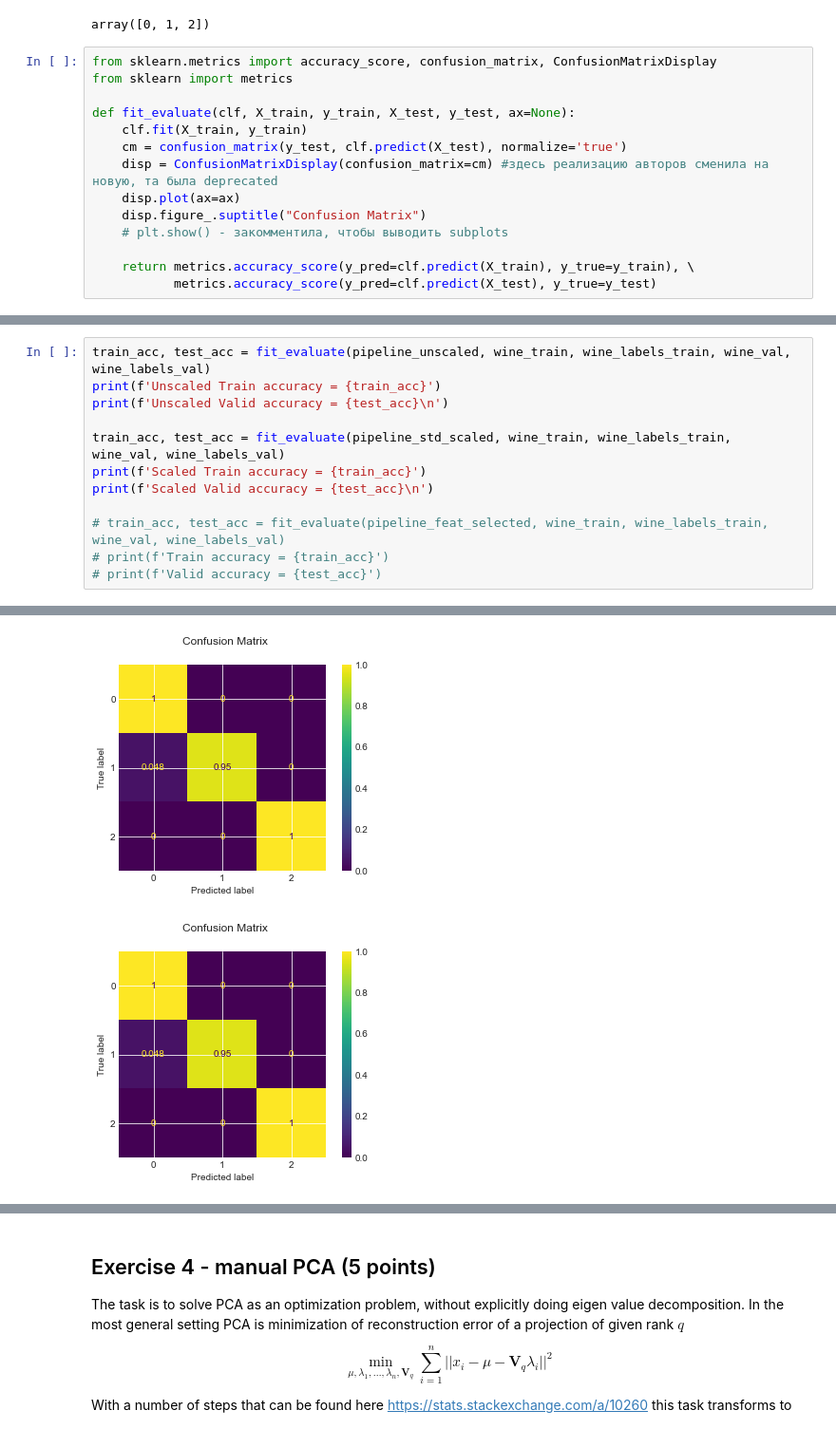
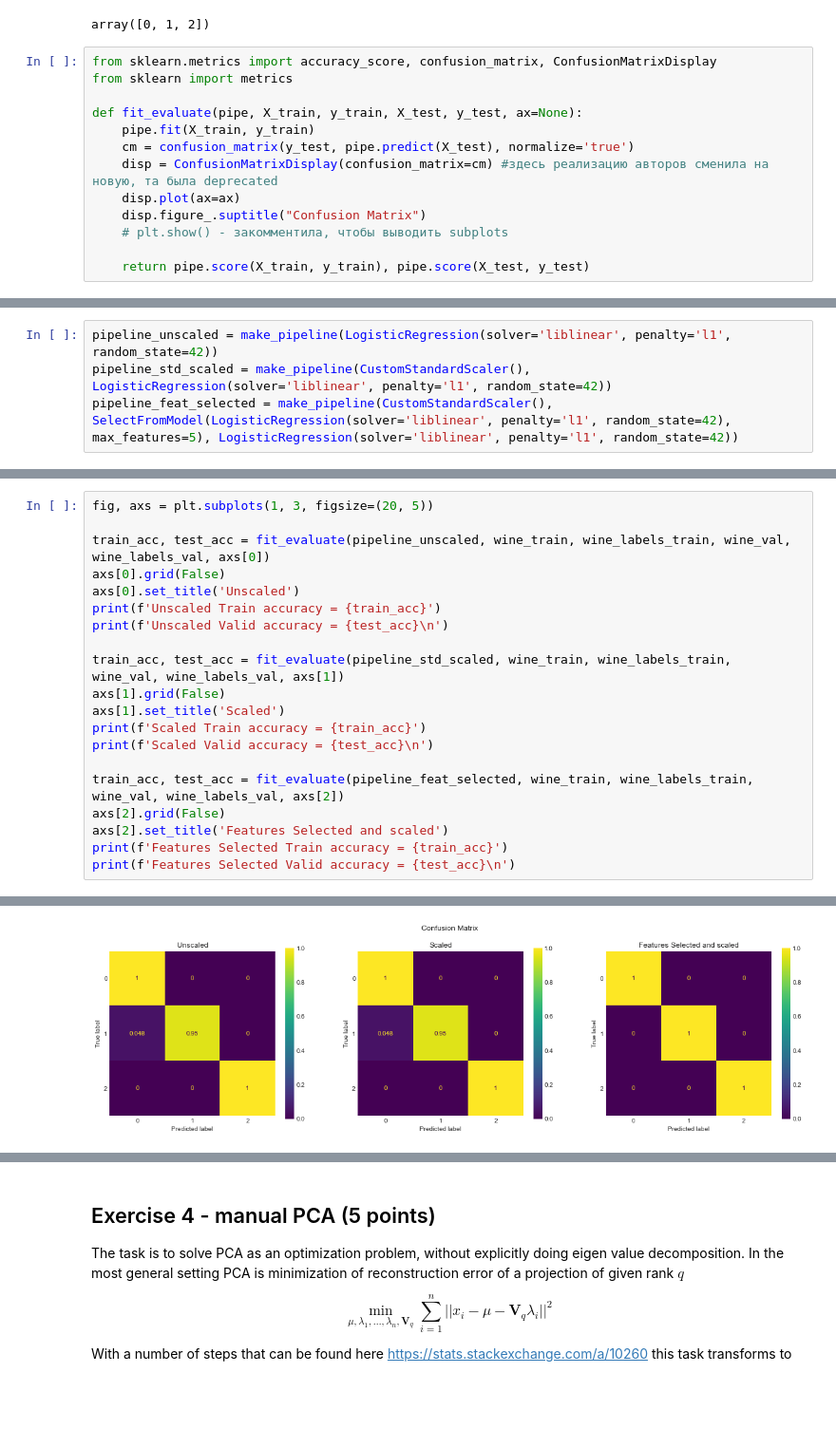
Before and after one commit to zappaz00/6_feature_engineering_selection, a Jupyter notebook: homework.ipynb, the cells around one changed output, grey strips where cells are left out. Shown at 95% size. Cells and saved outputs as stored; diff of their text form; blank space fills up the shorter version.

```diff
--- a/homework.ipynb
+++ b/homework.ipynb
@@ -283,13 +284,12 @@ array([0, 1, 2])
 from sklearn.metrics import accuracy_score, confusion_matrix, ConfusionMatrixDisplay
 from sklearn import metrics
 
-def fit_evaluate(clf, X_train, y_train, X_test, y_test, ax=None):
-    clf.fit(X_train, y_train)
-    cm = confusion_matrix(y_test, clf.predict(X_test), normalize='true')
+def fit_evaluate(pipe, X_train, y_train, X_test, y_test, ax=None):
+    pipe.fit(X_train, y_train)
+    cm = confusion_matrix(y_test, pipe.predict(X_test), normalize='true')
     disp = ConfusionMatrixDisplay(confusion_matrix=cm) #здесь реализацию авторов сменила на новую, та была deprecated
     disp.plot(ax=ax)
     disp.figure_.suptitle("Confusion Matrix")
     # plt.show() - закомментила, чтобы выводить subplots
 
-    return metrics.accuracy_score(y_pred=clf.predict(X_train), y_true=y_train), \
-           metrics.accuracy_score(y_pred=clf.predict(X_test), y_true=y_test)
+    return pipe.score(X_train, y_train), pipe.score(X_test, y_test)
@@ -303,0 +296,4 @@ TypeError: All intermediate steps should be transformers and implement fit and t
+# %%
+pipeline_unscaled = make_pipeline(LogisticRegression(solver='liblinear', penalty='l1', random_state=42))
+pipeline_std_scaled = make_pipeline(CustomStandardScaler(), LogisticRegression(solver='liblinear', penalty='l1', random_state=42))
+pipeline_feat_selected = make_pipeline(CustomStandardScaler(), SelectFromModel(LogisticRegression(solver='liblinear', penalty='l1', random_state=42), max_features=5), LogisticRegression(solver='liblinear', penalty='l1', random_state=42))
@@ -304,15 +324,23 @@ TypeError: All intermediate steps should be transformers and implement fit and t
 # %%
-train_acc, test_acc = fit_evaluate(pipeline_unscaled, wine_train, wine_labels_train, wine_val, wine_labels_val)
+fig, axs = plt.subplots(1, 3, figsize=(20, 5))
+
+train_acc, test_acc = fit_evaluate(pipeline_unscaled, wine_train, wine_labels_train, wine_val, wine_labels_val, axs[0])
+axs[0].grid(False)
+axs[0].set_title('Unscaled')
 print(f'Unscaled Train accuracy = {train_acc}')
 print(f'Unscaled Valid accuracy = {test_acc}\n')
 
-train_acc, test_acc = fit_evaluate(pipeline_std_scaled, wine_train, wine_labels_train, wine_val, wine_labels_val)
+train_acc, test_acc = fit_evaluate(pipeline_std_scaled, wine_train, wine_labels_train, wine_val, wine_labels_val, axs[1])
+axs[1].grid(False)
+axs[1].set_title('Scaled')
 print(f'Scaled Train accuracy = {train_acc}')
 print(f'Scaled Valid accuracy = {test_acc}\n')
 
-# train_acc, test_acc = fit_evaluate(pipeline_feat_selected, wine_train, wine_labels_train, wine_val, wine_labels_val)
-# print(f'Train accuracy = {train_acc}')
-# print(f'Valid accuracy = {test_acc}')
+train_acc, test_acc = fit_evaluate(pipeline_feat_selected, wine_train, wine_labels_train, wine_val, wine_labels_val, axs[2])
+axs[2].grid(False)
+axs[2].set_title('Features Selected and scaled')
+print(f'Features Selected Train accuracy = {train_acc}')
+print(f'Features Selected Valid accuracy = {test_acc}\n')
 # %% [output]
 Unscaled Train accuracy = 0.967741935483871
 Unscaled Valid accuracy = 0.9814814814814815
@@ -322,2 +353 @@ Scaled Valid accuracy = 0.9814814814814815
-[figure, old version]
+[figure, new version]
-[figure, removed]
```
Also changed, not shown: parts of 14 cells of this notebook.
